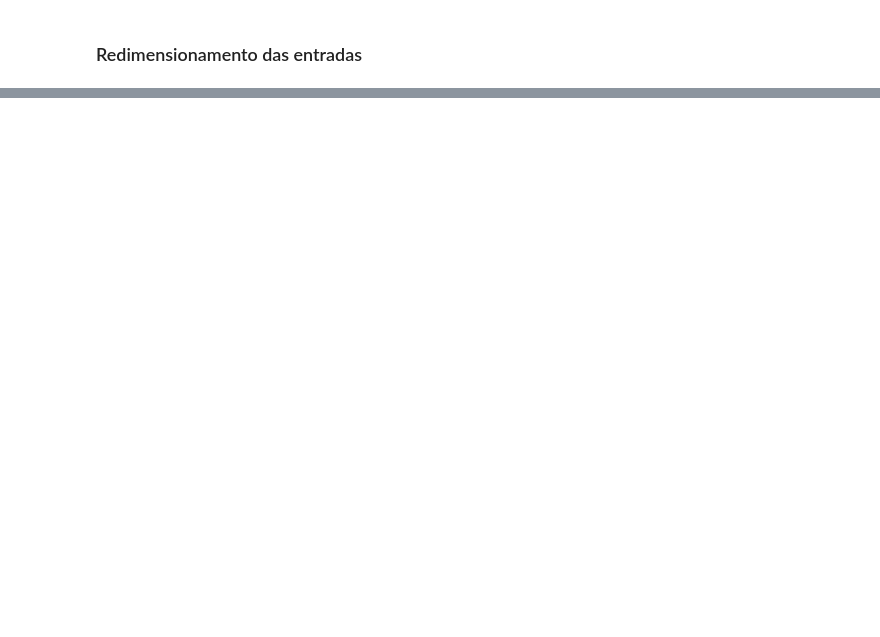
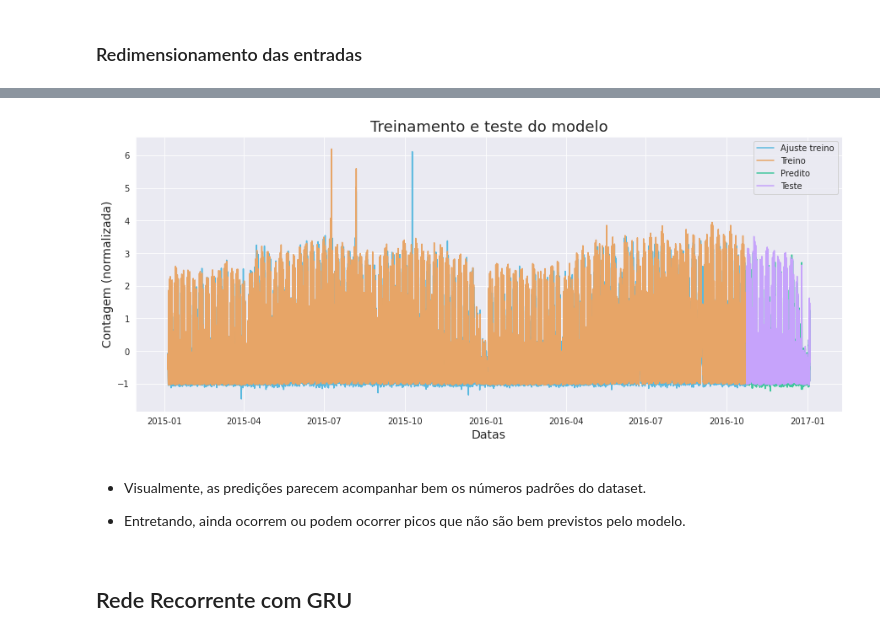
Before and after one commit to Tathy/Previsao_fluxo_de_aluguel_de_bicicletas, a Jupyter notebook: Previsao_fluxo_de_biclicletas.ipynb, the cells around one changed output, grey strips where cells are left out. Cells and saved outputs as stored; diff of their text form; code cells hidden in the pictures; blank space fills up the shorter version.

```diff
--- a/Previsao_fluxo_de_biclicletas.ipynb
+++ b/Previsao_fluxo_de_biclicletas.ipynb
@@ -193,0 +221,6 @@ _________________________________________________________________
+# %%
+n_epochs = 10
+# %%
+results = recorrente.fit(X_train, y_train,
+                         validation_data = (X_test, y_test),
+                         epochs = n_epochs)
@@ -193,0 +248,3 @@ _________________________________________________________________
+# %%
+y_predict = recorrente.predict(X_train)
+y_predict_test = recorrente.predict(X_test)
@@ -193,0 +254,23 @@ _________________________________________________________________
+# %%
+plt.figure(figsize = (15, 6))
+
+sns.lineplot(data = bike[10:tamanho_treino], x = 'datas', y = y_predict[:,0], label = 'Ajuste treino')
+sns.lineplot(data = bike[10:tamanho_treino], x = 'datas', y = y_train, label = 'Treino')
+
+sns.lineplot(data = bike[tamanho_treino:-10], x = 'datas', y = y_predict_test[:,0], label = 'Predito')
+sns.lineplot(data = bike[tamanho_treino:-10], x = 'datas', y = y_test, label = 'Teste')
+
+plt.xlabel('Datas', fontsize = 14)
+plt.ylabel('Contagem (normalizada)', fontsize = 14)
+plt.title('Treinamento e teste do modelo', fontsize = 18)
+plt.grid(True)
+
+plt.show()
+# %% [output]
+[figure, added]
+# %% [markdown]
+* Visualmente, as predições parecem acompanhar bem os números padrões do dataset.
+
+* Entretando, ainda ocorrem ou podem ocorrer picos que não são bem previstos pelo modelo.
+# %% [markdown]
+## Rede Recorrente com GRU
```
Also changed, not shown: parts of 28 cells of this notebook.
